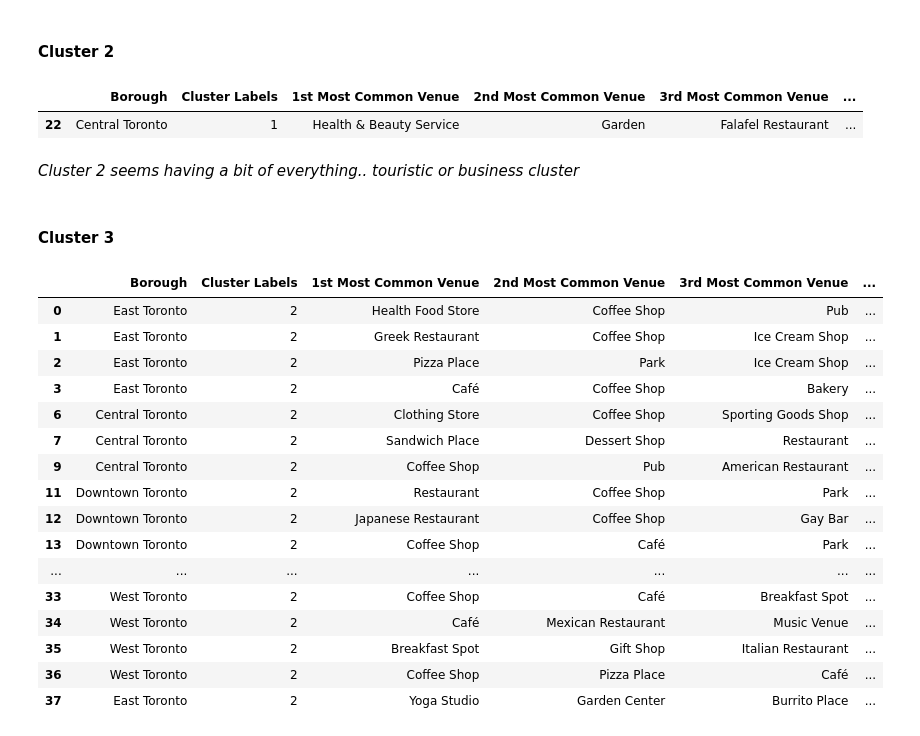
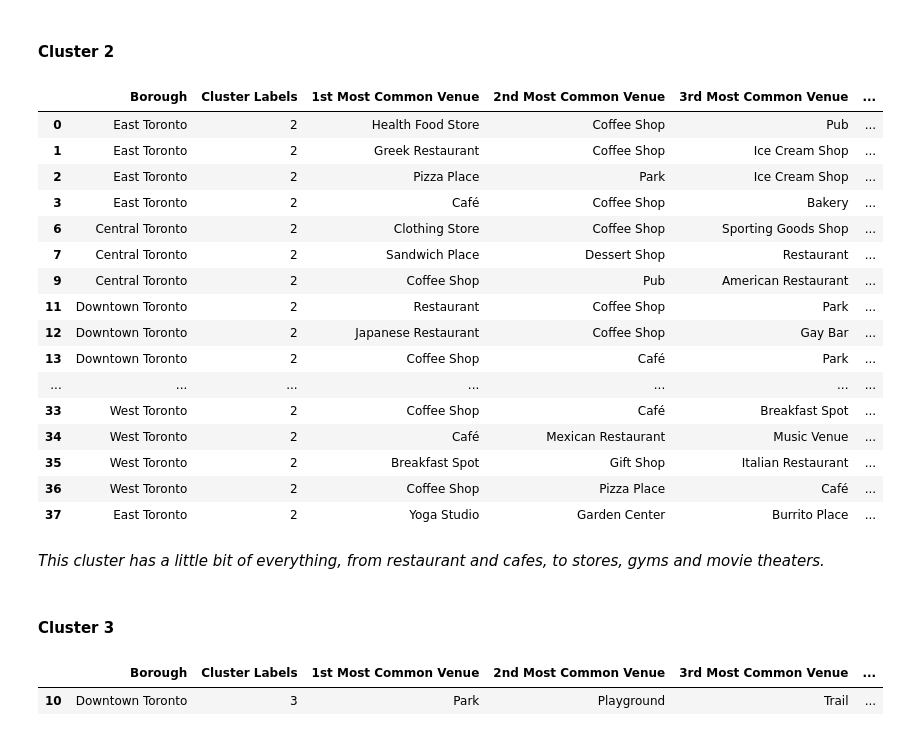
Before and after one commit to isazar/Coursera_Capstone, a Jupyter notebook: Toronto clustering of neighborhoods by postal code.ipynb, the cells around one changed output. Drawn from its saved outputs; the diff is of its cells as text; code cells hidden in the pictures.

```diff
--- a/Toronto clustering of neighborhoods by postal code.ipynb
+++ b/Toronto clustering of neighborhoods by postal code.ipynb
@@ -480,31 +489,31 @@ toronto_merged.loc[toronto_merged['Cluster Labels'] == 0, toronto_merged.columns
 # %% [markdown]
 #### Cluster 2
 # %%
-toronto_merged.loc[toronto_merged['Cluster Labels'] == 1, toronto_merged.columns[[1] + list(range(5, toronto_merged.shape[1]))]]
+toronto_merged.loc[toronto_merged['Cluster Labels'] == 2, toronto_merged.columns[[1] + list(range(5, toronto_merged.shape[1]))]]
 # %% [output]
 |  | Borough | Cluster Labels | 1st Most Common Venue | 2nd Most Common Venue | 3rd Most Common Venue | ... |
-| 22 | Central Toronto | 1 | Health & Beauty Service | Garden | Falafel Restaurant | ... |
+| 0 | East Toronto | 2 | Health Food Store | Coffee Shop | Pub | ... |
+| 1 | East Toronto | 2 | Greek Restaurant | Coffee Shop | Ice Cream Shop | ... |
+| 2 | East Toronto | 2 | Pizza Place | Park | Ice Cream Shop | ... |
+| 3 | East Toronto | 2 | Café | Coffee Shop | Bakery | ... |
+| 6 | Central Toronto | 2 | Clothing Store | Coffee Shop | Sporting Goods Shop | ... |
+| 7 | Central Toronto | 2 | Sandwich Place | Dessert Shop | Restaurant | ... |
+| 9 | Central Toronto | 2 | Coffee Shop | Pub | American Restaurant | ... |
+| 11 | Downtown Toronto | 2 | Restaurant | Coffee Shop | Park | ... |
+| 12 | Downtown Toronto | 2 | Japanese Restaurant | Coffee Shop | Gay Bar | ... |
+| 13 | Downtown Toronto | 2 | Coffee Shop | Café | Park | ... |
+| ... | ... | ... | ... | ... | ... | ... |
+| 33 | West Toronto | 2 | Coffee Shop | Café | Breakfast Spot | ... |
+| 34 | West Toronto | 2 | Café | Mexican Restaurant | Music Venue | ... |
+| 35 | West Toronto | 2 | Breakfast Spot | Gift Shop | Italian Restaurant | ... |
+| 36 | West Toronto | 2 | Coffee Shop | Pizza Place | Café | ... |
+| 37 | East Toronto | 2 | Yoga Studio | Garden Center | Burrito Place | ... |
-# %% [markdown]
-_Cluster 2 seems having a bit of everything.. touristic or business cluster_
+# %% [markdown]
+_This cluster has a little bit of everything, from restaurant and cafes, to stores, gyms and movie theaters._
 # %% [markdown]
 #### Cluster 3
 # %%
-toronto_merged.loc[toronto_merged['Cluster Labels'] == 2, toronto_merged.columns[[1] + list(range(5, toronto_merged.shape[1]))]]
+toronto_merged.loc[toronto_merged['Cluster Labels'] == 3, toronto_merged.columns[[1] + list(range(5, toronto_merged.shape[1]))]]
 # %% [output]
 |  | Borough | Cluster Labels | 1st Most Common Venue | 2nd Most Common Venue | 3rd Most Common Venue | ... |
-| 0 | East Toronto | 2 | Health Food Store | Coffee Shop | Pub | ... |
-| 1 | East Toronto | 2 | Greek Restaurant | Coffee Shop | Ice Cream Shop | ... |
-| 2 | East Toronto | 2 | Pizza Place | Park | Ice Cream Shop | ... |
-| 3 | East Toronto | 2 | Café | Coffee Shop | Bakery | ... |
-| 6 | Central Toronto | 2 | Clothing Store | Coffee Shop | Sporting Goods Shop | ... |
-| 7 | Central Toronto | 2 | Sandwich Place | Dessert Shop | Restaurant | ... |
-| 9 | Central Toronto | 2 | Coffee Shop | Pub | American Restaurant | ... |
-| 11 | Downtown Toronto | 2 | Restaurant | Coffee Shop | Park | ... |
-| 12 | Downtown Toronto | 2 | Japanese Restaurant | Coffee Shop | Gay Bar | ... |
-| 13 | Downtown Toronto | 2 | Coffee Shop | Café | Park | ... |
-| ... | ... | ... | ... | ... | ... | ... |
-| 33 | West Toronto | 2 | Coffee Shop | Café | Breakfast Spot | ... |
-| 34 | West Toronto | 2 | Café | Mexican Restaurant | Music Venue | ... |
-| 35 | West Toronto | 2 | Breakfast Spot | Gift Shop | Italian Restaurant | ... |
-| 36 | West Toronto | 2 | Coffee Shop | Pizza Place | Café | ... |
-| 37 | East Toronto | 2 | Yoga Studio | Garden Center | Burrito Place | ... |
+| 10 | Downtown Toronto | 3 | Park | Playground | Trail | ... |
```
Also changed, not shown: parts of 6 cells of this notebook.
